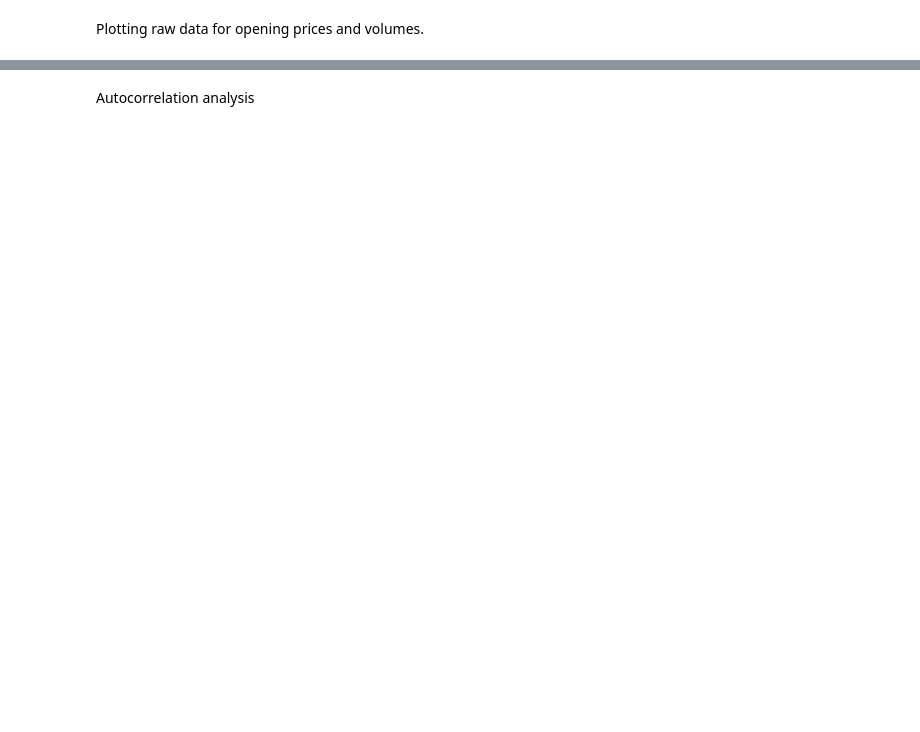
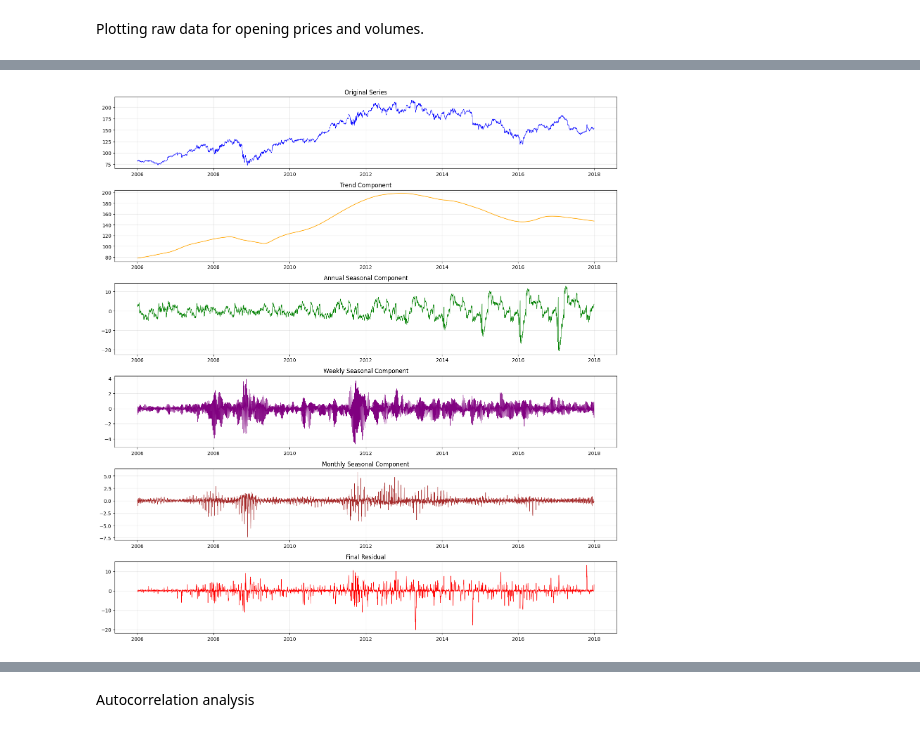
Before and after one commit to knuutti/stock-market-forecasting, a Jupyter notebook: project.ipynb, the cells around one changed output, grey strips where cells are left out. Cells and saved outputs as stored; diff of their text form; code cells hidden in the pictures; blank space fills up the shorter version.

```diff
--- a/project.ipynb
+++ b/project.ipynb
@@ -60,0 +160,80 @@ Plotting raw data for opening prices and volumes.
+# %%
+# Multi-level decomposition leveraging complete daily data
+def multi_level_decomposition(series, dates):
+    """
+    Perform multi-level seasonal decomposition for daily financial data
+    """
+    # Level 1: Remove annual trend
+    stl_annual = STL(series, period=365, seasonal=13, robust=True)
+    res_annual = stl_annual.fit()
+
+    # Level 2: Decompose residuals for weekly patterns
+    weekly_residual = res_annual.resid + res_annual.seasonal
+    stl_weekly = STL(weekly_residual, period=7, seasonal=7, robust=True)
+    res_weekly = stl_weekly.fit()
+
+    # Level 3: Check for monthly patterns in remaining residuals
+    monthly_residual = res_weekly.resid
+    stl_monthly = STL(monthly_residual, period=30, seasonal=7, robust=True)
+    res_monthly = stl_monthly.fit()
+
+    return {
+        'trend': res_annual.trend,
+        'annual_seasonal': res_annual.seasonal,
+        'weekly_seasonal': res_weekly.seasonal,
+        'monthly_seasonal': res_monthly.seasonal,
+        'residual': res_monthly.resid,
+        'original': series
+    }
+
+# Perform multi-level decomposition
+decomp = multi_level_decomposition(series, dates)
+
+# Visualize the multi-level decomposition
+fig, axes = plt.subplots(6, 1, figsize=(15, 16))
+
+axes[0].plot(dates, decomp['original'], 'b-', linewidth=0.8)
+axes[0].set_title('Original Series', fontsize=12)
+axes[0].grid(True, alpha=0.3)
+
+axes[1].plot(dates, decomp['trend'], 'orange', linewidth=1.2)
+axes[1].set_title('Trend Component', fontsize=12)
+axes[1].grid(True, alpha=0.3)
+
+axes[2].plot(dates, decomp['annual_seasonal'], 'green', linewidth=0.8)
+axes[2].set_title('Annual Seasonal Component', fontsize=12)
+axes[2].grid(True, alpha=0.3)
+
+axes[3].plot(dates, decomp['weekly_seasonal'], 'purple', linewidth=0.8)
+axes[3].set_title('Weekly Seasonal Component', fontsize=12)
+axes[3].grid(True, alpha=0.3)
+
+axes[4].plot(dates, decomp['monthly_seasonal'], 'brown', linewidth=0.8)
+axes[4].set_title('Monthly Seasonal Component', fontsize=12)
+axes[4].grid(True, alpha=0.3)
+
+axes[5].plot(dates, decomp['residual'], 'red', linewidth=0.8)
+axes[5].set_title('Final Residual', fontsize=12)
+axes[5].grid(True, alpha=0.3)
+
+plt.tight_layout()
+plt.show()
+
+# Calculate variance explained by each component
+total_var = decomp['original'].var()
+trend_var = decomp['trend'].var()
+annual_var = decomp['annual_seasonal'].var()
+weekly_var = decomp['weekly_seasonal'].var()
+monthly_var = decomp['monthly_seasonal'].var()
+residual_var = decomp['residual'].var()
+
+print("Variance Decomposition:")
+print(f"Total variance: {total_var:.6f}")
+print(f"Trend: {trend_var/total_var:.2%}")
+print(f"Annual seasonality: {annual_var/total_var:.2%}")
+print(f"Weekly seasonality: {weekly_var/total_var:.2%}")
+print(f"Monthly patterns: {monthly_var/total_var:.2%}")
+print(f"Residual: {residual_var/total_var:.2%}")
+print(f"Total explained: {1 - residual_var/total_var:.2%}")
+# %% [output]
+[figure, added]
```
Also changed, not shown: parts of 10 cells of this notebook.
